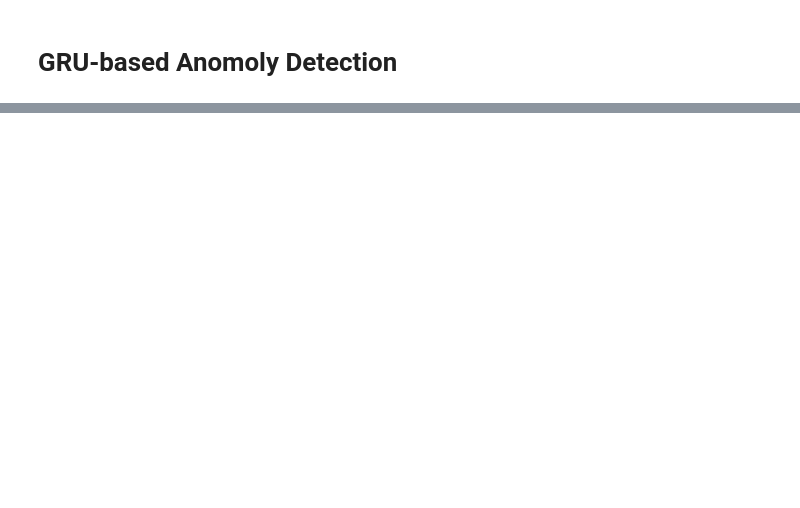
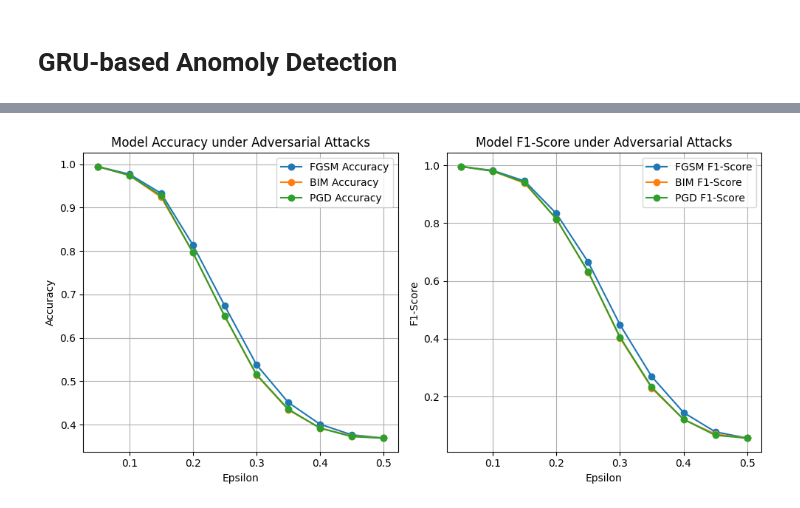
Before and after one commit to emadef1/Fortifying-Stability-Prediction-, a Jupyter notebook: GRU_based_anomoly_detection.ipynb, the cells around one changed output, grey strips where cells are left out. Cells and saved outputs as stored; diff of their text form; code cells hidden in the pictures; blank space fills up the shorter version.

```diff
--- a/GRU_based_anomoly_detection.ipynb
+++ b/GRU_based_anomoly_detection.ipynb
@@ -19,7 +17,7 @@ import torch
 
 
 # Device
-device = torch.device("cpu")
+device="cuda" if torch.cuda.is_available() else "cpu"
 
 # Path of the model (saved/to save)
 modelFolder = './models/'
@@ -39,7 +37,7 @@ testSize = 0.20
 window_size = 16
 
 # Model hyper-parameters
-batch_size = 4
+batch_size = 32
 learning_rate = 1e-3
 
 # Seed for reproducibility
@@ -693,7 +828,12 @@ from tqdm import tqdm
 
 # Define a range of epsilon values from 0.05 to 0.50 with a step of 0.05
 epsilons = torch.arange(0.05, 0.55, 0.05)
+modifiable_feature_indices = [4,5,6,7]
 
+# Create a binary mask (1 means this feature will be modified, 0 means it won't)
+mask = np.zeros((batch_size, window_size, num_features))
+mask[:, :, modifiable_feature_indices] = 1  # Mark features to modify with 1
+mask = torch.tensor(mask, dtype=torch.float32)  # Convert mask to a PyTorch tensor with float32 type
 # Initialize FGSM, BIM, and PGD attacks (epsilon will be set inside the loop)
 for epsilon in tqdm(epsilons, desc="Processing epsilon values"):
 
@@ -746,6 +886,7 @@ for epsilon in tqdm(epsilons, desc="Processing epsilon values"):
     # Generate fake data using the generator (label = 1)
     for _ in range(len(test_loader)):
         generated_data = generator(torch.randn(inputs.size(0), 16, 12).to(device))
+        generated_data = generated_data * mask + inputs * (1 - mask)
         generated_outputs = model1(generated_data).squeeze()
         gen_pred = (generated_outputs > 0.5).float()
         generated_preds.extend(gen_pred.cpu().numpy())
@@ -780,0 +1301,88 @@ for epsilon in tqdm(epsilons, desc="Processing epsilon values"):
+# %%
+import matplotlib.pyplot as plt
+from sklearn.metrics import f1_score, accuracy_score
+
+# Initialize lists to store metrics
+epsilons_list = epsilons.numpy()  # Convert to NumPy array for plotting
+fgsm_accuracies, fgsm_f1s = [], []
+bim_accuracies, bim_f1s = [], []
+pgd_accuracies, pgd_f1s = [], []
+
+# Perform attacks and evaluate
+for epsilon in tqdm(epsilons, desc="Processing epsilon values"):
+    fgsm_preds, fgsm_labels = [], []
+    bim_preds, bim_labels = [], []
+    pgd_preds, pgd_labels = [], []
+
+    for inputs, labels in test_loader:
+        inputs = inputs.to(device)
+        labels = labels.cpu().numpy()  # Convert labels to NumPy for metrics
+
+        # Initialize attack methods for this epsilon value
+        fgsm_attack = FastGradientMethod(estimator=classifier, eps=epsilon.item())
+        bim_attack = BasicIterativeMethod(estimator=classifier, eps=epsilon.item(), max_iter=10, verbose=False)
+        pgd_attack = ProjectedGradientDescentNumpy(estimator=classifier, eps=epsilon.item(), max_iter=10, verbose=False)
+
+        # --- FGSM Attack ---
+        adv_data_fgsm = fgsm_attack.generate(x=inputs.cpu().numpy())
+        adv_data_fgsm = torch.tensor(adv_data_fgsm).to(device)
+        adv_data_fgsm = adv_data_fgsm * mask + inputs * (1 - mask)
+        adv_outputs_fgsm = model(adv_data_fgsm).squeeze()
+        fgsm_pred = (adv_outputs_fgsm > 0.5).float().cpu().numpy()
+        fgsm_preds.extend(fgsm_pred)
+        fgsm_labels.extend(labels)
+
+        # --- BIM Attack ---
+        adv_data_bim = bim_attack.generate(x=inputs.cpu().numpy())
+        adv_data_bim = torch.tensor(adv_data_bim).to(device)
+        adv_data_bim = adv_data_bim * mask + inputs * (1 - mask)
+        adv_outputs_bim = model(adv_data_bim).squeeze()
+        bim_pred = (adv_outputs_bim > 0.5).float().cpu().numpy()
+        bim_preds.extend(bim_pred)
+        bim_labels.extend(labels)
+
+        # --- PGD Attack ---
+        adv_data_pgd = pgd_attack.generate(x=inputs.cpu().numpy())
+        adv_data_pgd = torch.tensor(adv_data_pgd).to(device)
+        adv_data_pgd = adv_data_pgd * mask + inputs * (1 - mask)
+        adv_outputs_pgd = model(adv_data_pgd).squeeze()
+        pgd_pred = (adv_outputs_pgd > 0.5).float().cpu().numpy()
+        pgd_preds.extend(pgd_pred)
+        pgd_labels.extend(labels)
+
+    # Calculate metrics
+    def calculate_and_store_metrics(labels, preds, accuracies, f1s):
+        accuracies.append(accuracy_score(labels, preds))
+        f1s.append(f1_score(labels, preds))
+
+    calculate_and_store_metrics(fgsm_labels, fgsm_preds, fgsm_accuracies, fgsm_f1s)
+    calculate_and_store_metrics(bim_labels, bim_preds, bim_accuracies, bim_f1s)
+    calculate_and_store_metrics(pgd_labels, pgd_preds, pgd_accuracies, pgd_f1s)
+
+# Plot results
+plt.figure(figsize=(10, 5))
+plt.subplot(1, 2, 1)
+plt.plot(epsilons_list, fgsm_accuracies, label="FGSM Accuracy", marker="o")
+plt.plot(epsilons_list, bim_accuracies, label="BIM Accuracy", marker="o")
+plt.plot(epsilons_list, pgd_accuracies, label="PGD Accuracy", marker="o")
+plt.xlabel("Epsilon")
+plt.ylabel("Accuracy")
+plt.title("Model Accuracy under Adversarial Attacks")
+plt.legend()
+plt.grid()
+
+plt.subplot(1, 2, 2)
+plt.plot(epsilons_list, fgsm_f1s, label="FGSM F1-Score", marker="o")
+plt.plot(epsilons_list, bim_f1s, label="BIM F1-Score", marker="o")
+plt.plot(epsilons_list, pgd_f1s, label="PGD F1-Score", marker="o")
+plt.xlabel("Epsilon")
+plt.ylabel("F1-Score")
+plt.title("Model F1-Score under Adversarial Attacks")
+plt.legend()
+plt.grid()
+
+plt.tight_layout()
+plt.savefig("whitebox1")
+plt.show()
+# %% [output]
+[figure, added]
```
Also changed, not shown: parts of 20 cells of this notebook.
